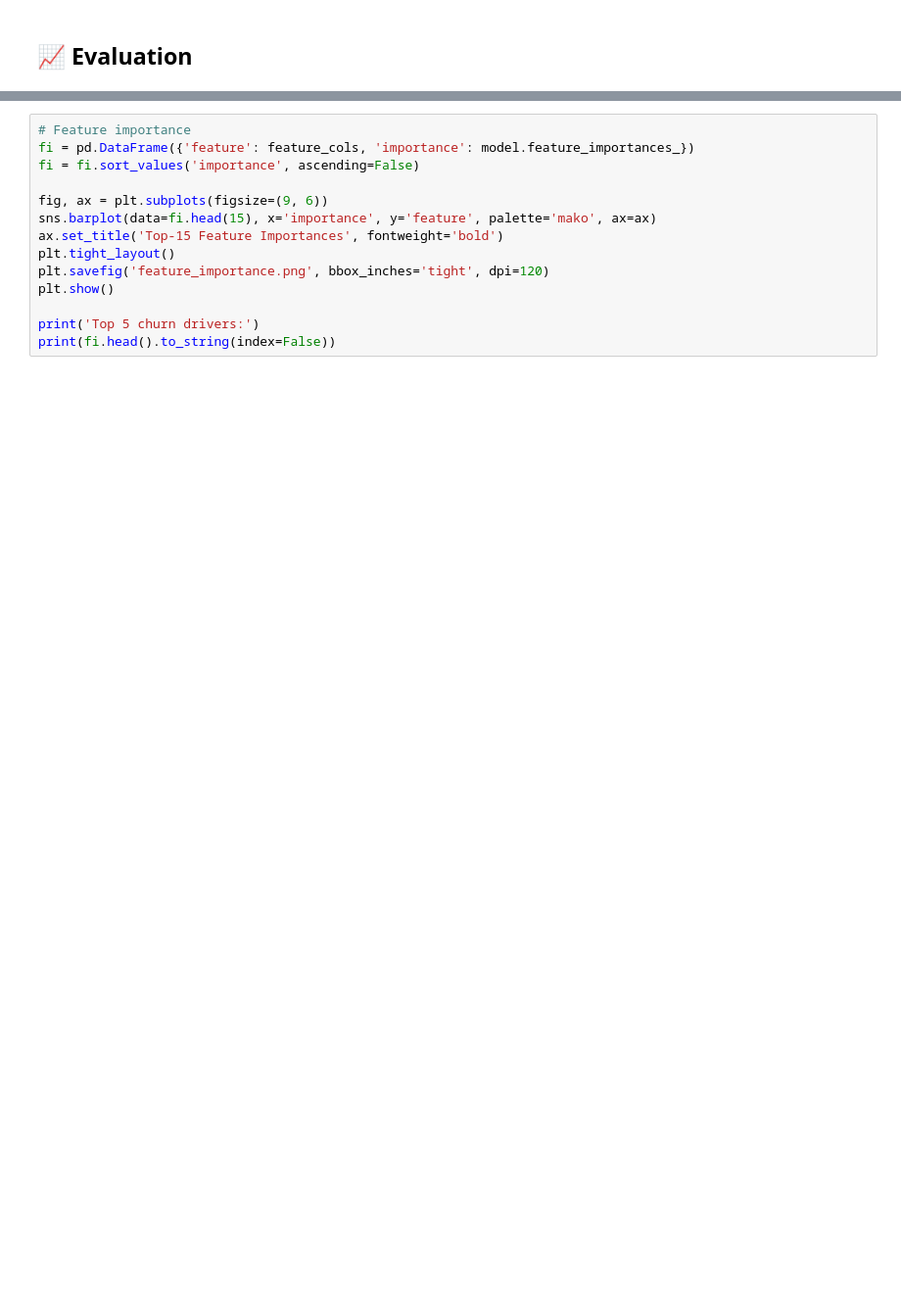
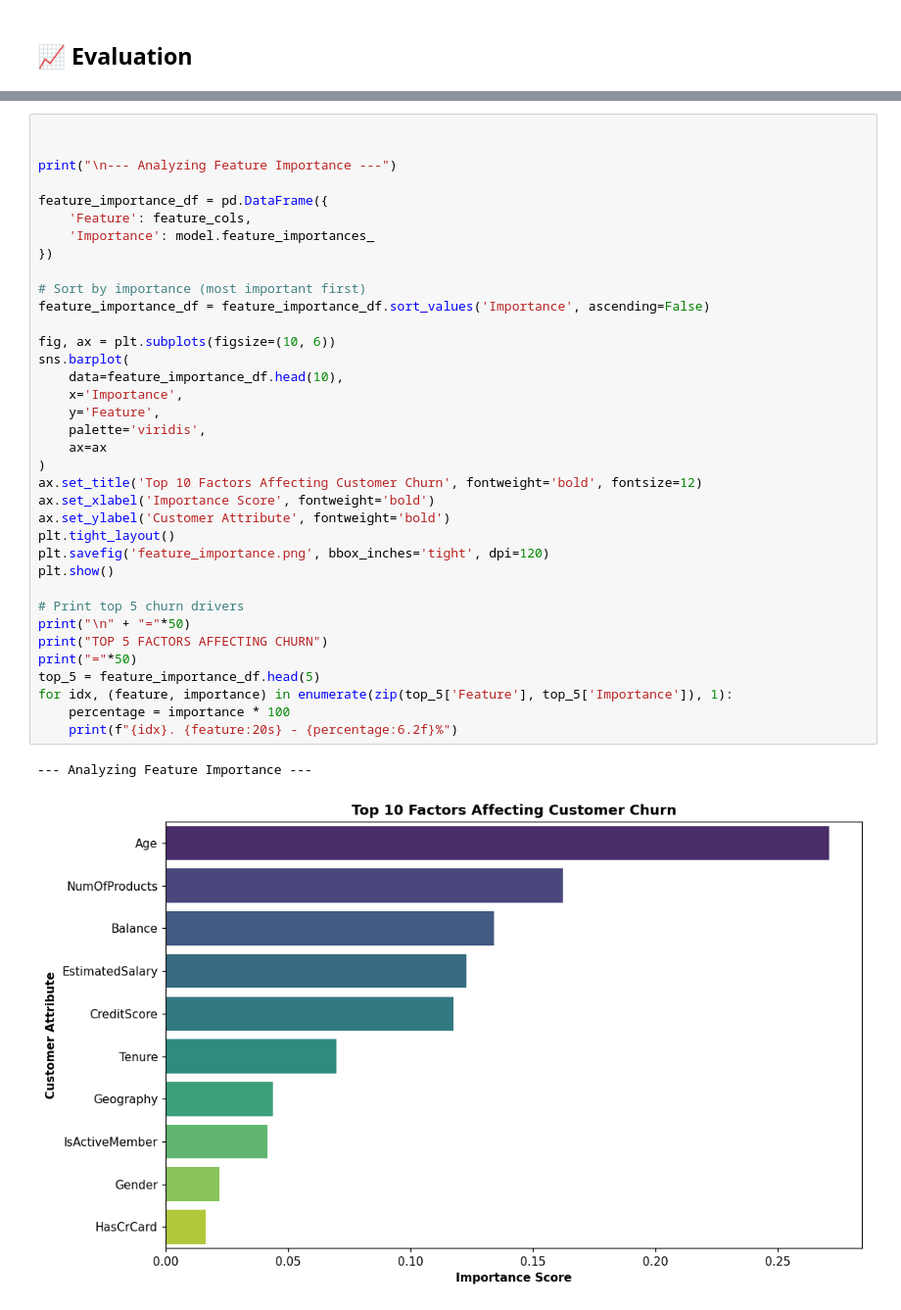
Before and after one commit to divyanshsde05/Codsoft-ML, a Jupyter notebook: task3_customer_churn/customer_churn_prediction.ipynb, the cells around one changed output, grey strips where cells are left out. Shown at 98% size. Cells and saved outputs as stored; diff of their text form; blank space fills up the shorter version.

```diff
--- a/task3_customer_churn/customer_churn_prediction.ipynb
+++ b/task3_customer_churn/customer_churn_prediction.ipynb
@@ -153,14 +297,39 @@ plt.show()
 # %%
-# Feature importance
-fi = pd.DataFrame({'feature': feature_cols, 'importance': model.feature_importances_})
-fi = fi.sort_values('importance', ascending=False)
 
-fig, ax = plt.subplots(figsize=(9, 6))
-sns.barplot(data=fi.head(15), x='importance', y='feature', palette='mako', ax=ax)
-ax.set_title('Top-15 Feature Importances', fontweight='bold')
+
+print("\n--- Analyzing Feature Importance ---")
+
+feature_importance_df = pd.DataFrame({
+    'Feature': feature_cols,
+    'Importance': model.feature_importances_
+})
+
+# Sort by importance (most important first)
+feature_importance_df = feature_importance_df.sort_values('Importance', ascending=False)
+
+fig, ax = plt.subplots(figsize=(10, 6))
+sns.barplot(
+    data=feature_importance_df.head(10),
+    x='Importance',
+    y='Feature',
+    palette='viridis',
+    ax=ax
+)
+ax.set_title('Top 10 Factors Affecting Customer Churn', fontweight='bold', fontsize=12)
+ax.set_xlabel('Importance Score', fontweight='bold')
+ax.set_ylabel('Customer Attribute', fontweight='bold')
 plt.tight_layout()
 plt.savefig('feature_importance.png', bbox_inches='tight', dpi=120)
 plt.show()
 
-print('Top 5 churn drivers:')
-print(fi.head().to_string(index=False))
+# Print top 5 churn drivers
+print("\n" + "="*50)
+print("TOP 5 FACTORS AFFECTING CHURN")
+print("="*50)
+top_5 = feature_importance_df.head(5)
+for idx, (feature, importance) in enumerate(zip(top_5['Feature'], top_5['Importance']), 1):
+    percentage = importance * 100
+    print(f"{idx}. {feature:20s} - {percentage:6.2f}%")
+# %% [output]
+--- Analyzing Feature Importance ---
+[figure, added]
```
Also changed, not shown: parts of 10 cells of this notebook, 12 other files.
